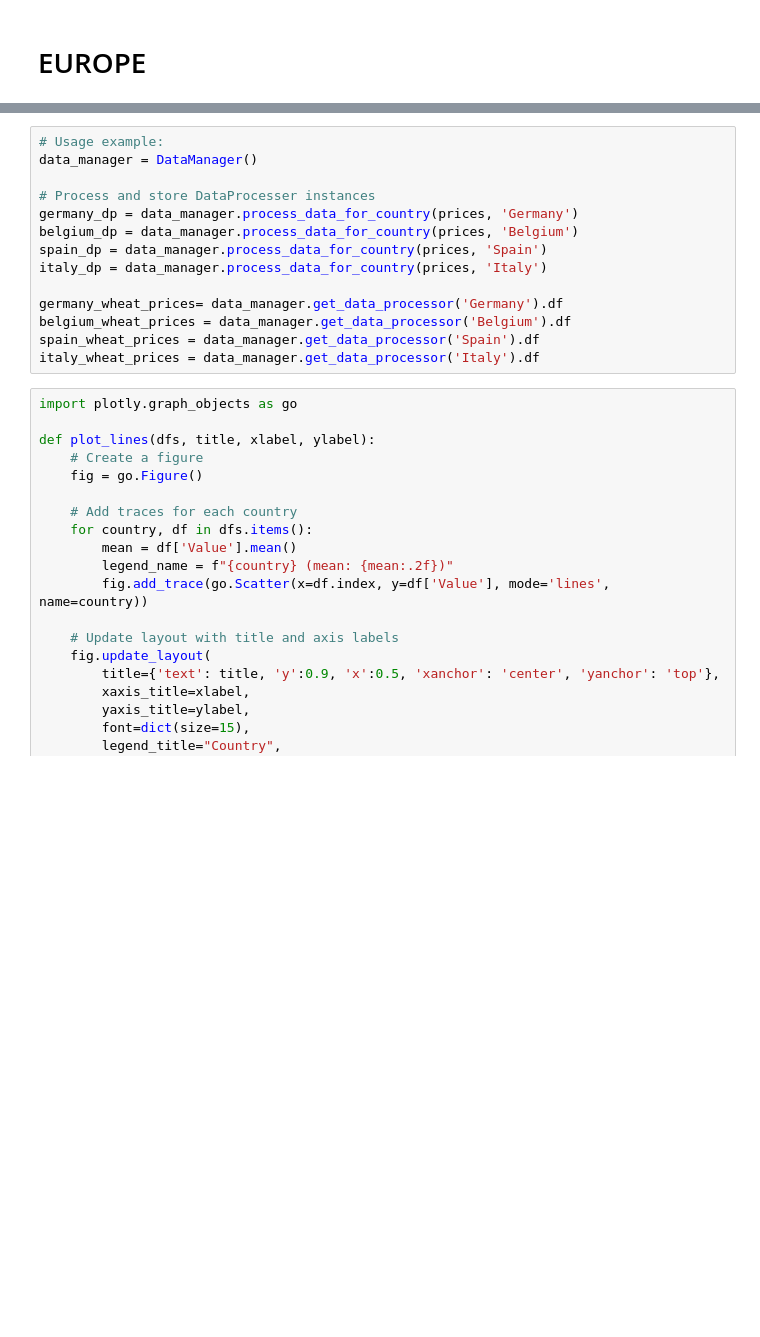
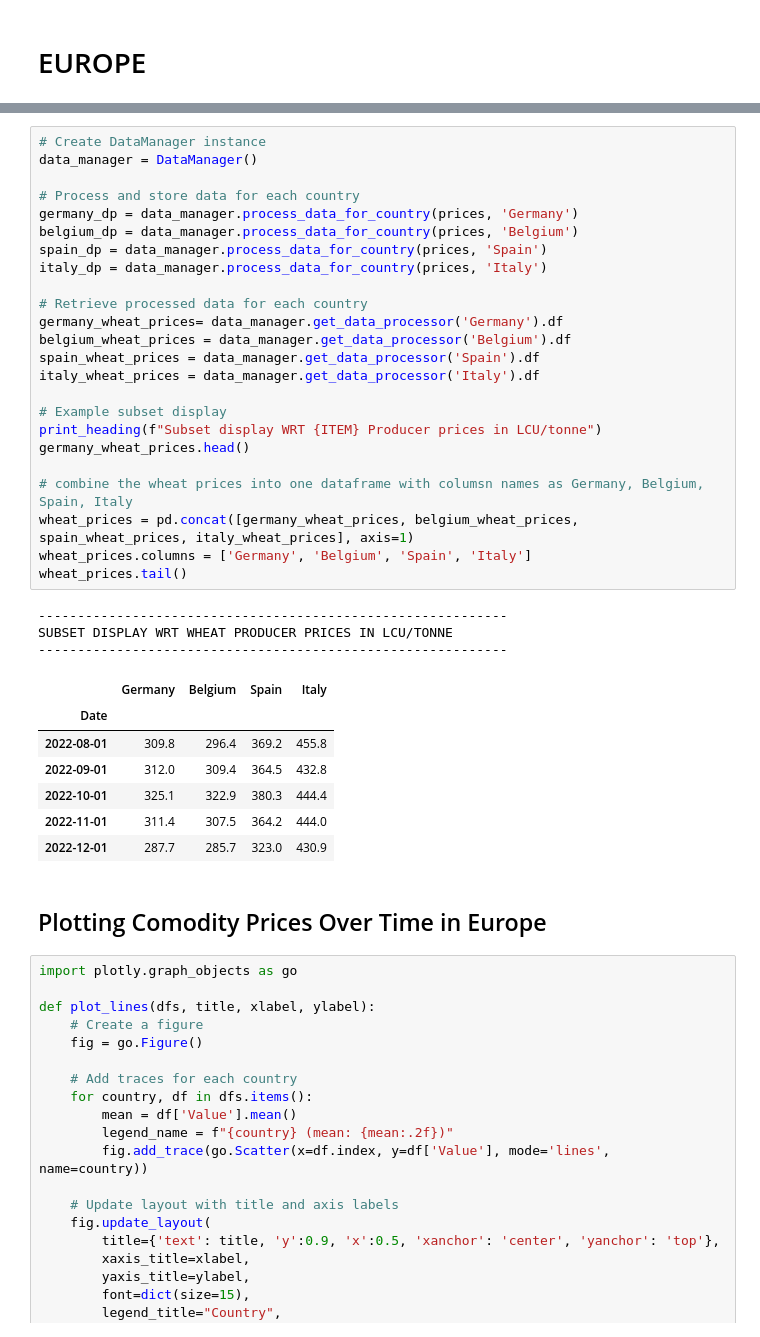
Before and after one commit to devbilalkhan/fao-project, a Jupyter notebook: fao_stat.ipynb, the cells around one changed output, grey strips where cells are left out. Drawn from its saved outputs; the diff is of its cells as text; blank space fills up the shorter version.

```diff
--- a/fao_stat.ipynb
+++ b/fao_stat.ipynb
@@ -109,17 +106,40 @@ class DataManager:
 # %%
-# Usage example:
+# Create DataManager instance
 data_manager = DataManager()
 
-# Process and store DataProcesser instances
+# Process and store data for each country
 germany_dp = data_manager.process_data_for_country(prices, 'Germany')
 belgium_dp = data_manager.process_data_for_country(prices, 'Belgium')
 spain_dp = data_manager.process_data_for_country(prices, 'Spain')
 italy_dp = data_manager.process_data_for_country(prices, 'Italy')
 
+# Retrieve processed data for each country
 germany_wheat_prices= data_manager.get_data_processor('Germany').df
 belgium_wheat_prices = data_manager.get_data_processor('Belgium').df
 spain_wheat_prices = data_manager.get_data_processor('Spain').df
 italy_wheat_prices = data_manager.get_data_processor('Italy').df
+
+# Example subset display
+print_heading(f"Subset display WRT {ITEM} Producer prices in LCU/tonne")
+germany_wheat_prices.head()
+
+# combine the wheat prices into one dataframe with columsn names as Germany, Belgium, Spain, Italy
+wheat_prices = pd.concat([germany_wheat_prices, belgium_wheat_prices, spain_wheat_prices, italy_wheat_prices], axis=1)
+wheat_prices.columns = ['Germany', 'Belgium', 'Spain', 'Italy']
+wheat_prices.tail()
+# %% [output]
+------------------------------------------------------------
+SUBSET DISPLAY WRT WHEAT PRODUCER PRICES IN LCU/TONNE
+------------------------------------------------------------
+|  | Germany | Belgium | Spain | Italy |
+| Date |  |  |  |  |
+| 2022-08-01 | 309.8 | 296.4 | 369.2 | 455.8 |
+| 2022-09-01 | 312.0 | 309.4 | 364.5 | 432.8 |
+| 2022-10-01 | 325.1 | 322.9 | 380.3 | 444.4 |
+| 2022-11-01 | 311.4 | 307.5 | 364.2 | 444.0 |
+| 2022-12-01 | 287.7 | 285.7 | 323.0 | 430.9 |
+# %% [markdown]
+ ## Plotting Comodity Prices Over Time in Europe
 # %%
 import plotly.graph_objects as go
 
```
Also changed, not shown: parts of 37 cells of this notebook.
